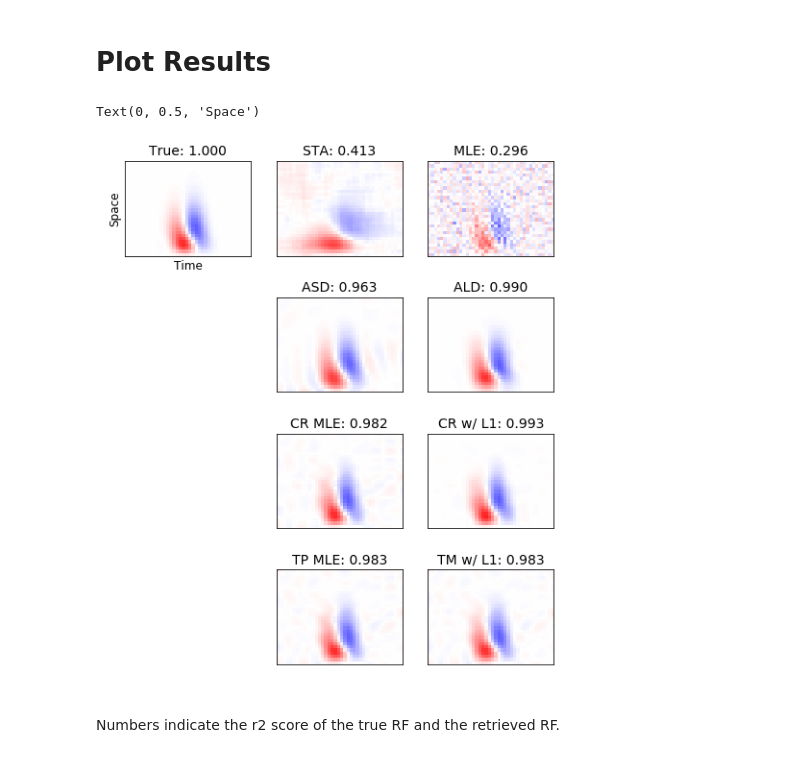
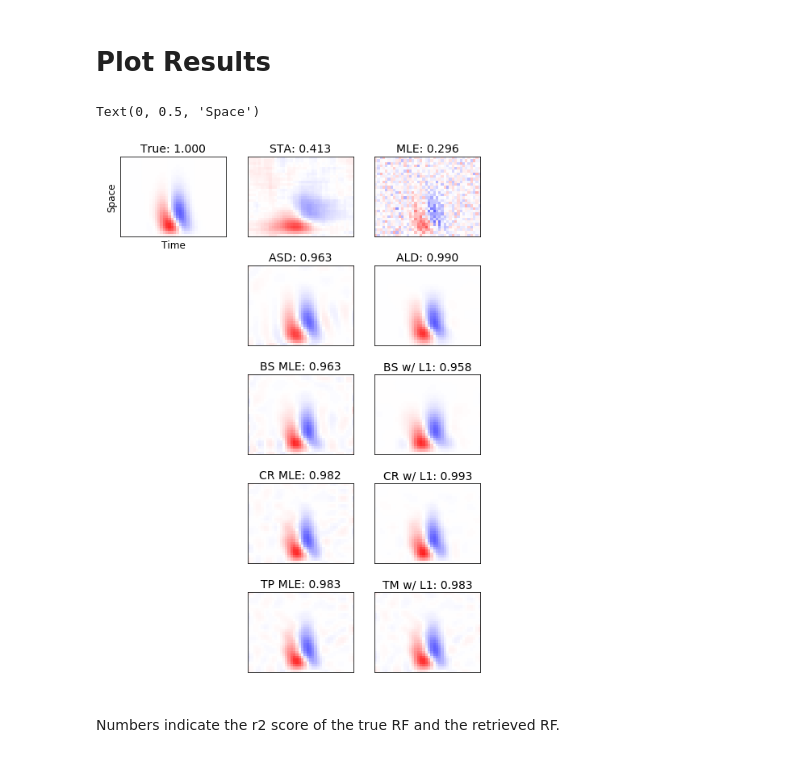
Before and after one commit to berenslab/RFEst, a Jupyter notebook: notebooks/Showcase_simulated_2D_RF.ipynb, the cells around one changed output. Drawn from its saved outputs; the diff is of its cells as text; code cells hidden in the pictures.

```diff
--- a/notebooks/Showcase_simulated_2D_RF.ipynb
+++ b/notebooks/Showcase_simulated_2D_RF.ipynb
@@ -106,0 +107,4 @@ Stop: reached 10 steps, final cost=6889.29655.
+# %%
+# B-spline
+bs = splineLG(X, y, dims=dims, df=12, smooth='bs', compute_mle=True)
+bs.fit(num_iters=200, verbal=100, alpha=1, lambd=0.1)
@@ -123,28 +134,32 @@ Stop: reached 200 steps, final cost=405.60740.
 # %% [markdown]
 # Plot Results
 # %%
-fig, ax = plt.subplots(4,3, figsize=(8, 10))
+fig, ax = plt.subplots(5,3, figsize=(8, 12))
 ax = ax.flatten()
-labels = ['True', 'STA', 'MLE', '', 'ASD', 'ALD', '', 'CR MLE', 'CR w/ L1', '', 'TP MLE', 'TM w/ L1']
+labels = ['True', 'STA', 'MLE', '', 'ASD', 'ALD',
+                                '', 'BS MLE', 'BS w/ L1',
+                                '', 'CR MLE', 'CR w/ L1',
+                                '', 'TP MLE', 'TM w/ L1']
 for ii, w in enumerate([k, cr.w_sta, cr.w_mle,
                         0, asd.w_opt, ald.w_opt ,
+                        0, bs.w_spl, bs.w_opt,
                         0, cr.w_spl, cr.w_opt,
                         0, tp.w_spl, tp.w_opt]):
 
     if np.ndim(w) == 0:
         ax[ii].axis('off')
         continue
 
     w = w.reshape(dims)
     w_norm =  w /np.linalg.norm(w)
     ax[ii].imshow(w_norm, cmap=plt.cm.bwr, vmin=-0.2, vmax=0.2)
     ax[ii].set_title("{0}: {1:.3f}".format(labels[ii], r2_score(k_norm.flatten(), w_norm.flatten())), fontsize=14)
     ax[ii].set_xticks([])
     ax[ii].set_yticks([])
 ax[0].set_xlabel('Time', fontsize=12)
 ax[0].set_ylabel('Space', fontsize=12)
 # %% [output]
 Text(0, 0.5, 'Space')
-[figure, old version]
+[figure, new version]
 # %% [markdown]
 Numbers indicate the r2 score of the true RF and the retrieved RF.
```
Also changed, not shown: parts of 5 cells of this notebook.
